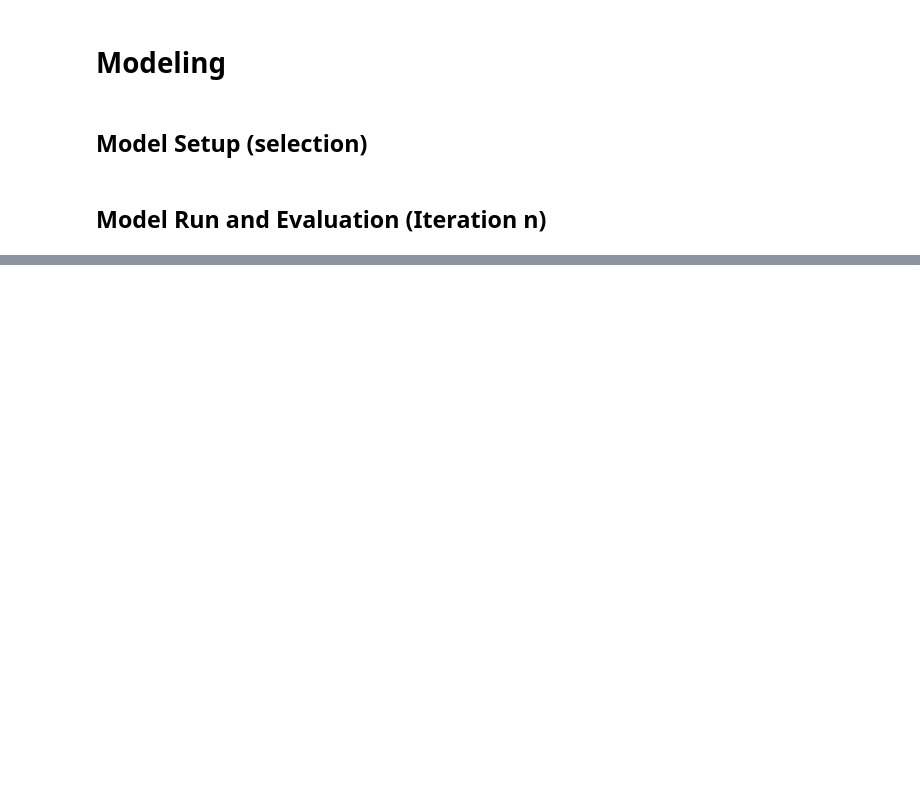
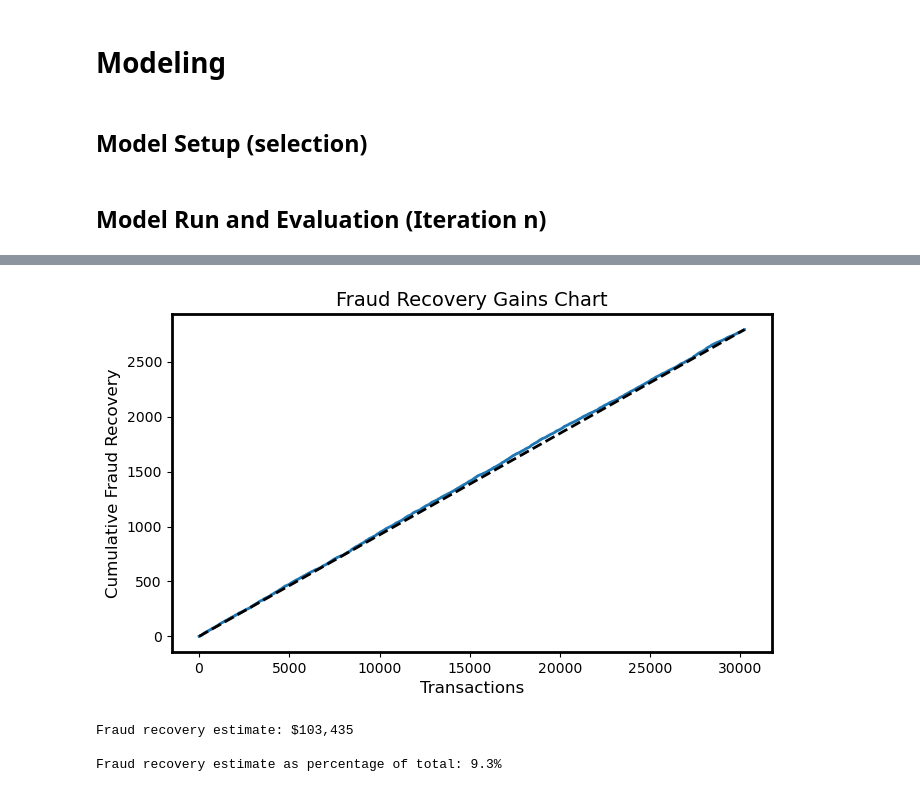
Before and after one commit to davefriesen/cc-fraud-prevention, a Jupyter notebook: src/ads505-team3-final-project.ipynb, the cells around one changed output, grey strips where cells are left out. Drawn from its saved outputs; the diff is of its cells as text; code cells hidden in the pictures; blank space fills up the shorter version.

```diff
--- a/src/ads505-team3-final-project.ipynb
+++ b/src/ads505-team3-final-project.ipynb
@@ -736,0 +828,19 @@ MLPClassifier: test... done in 0.17s.
+# %%
+# Now show gains chart for Logistic Regression
+fig, ax = plt.subplots()
+gainsChart(pd.DataFrame(mp_df.loc[0]['mp'].pred_proba['val'][:, 1])[0], ax=ax)
+ax.set_title('Fraud Recovery Gains Chart')
+ax.set_xlabel('Transactions')
+ax.set_ylabel('Cumulative Fraud Recovery')
+plt.show()
+# %% [output]
+[figure, added]
+# %%
+# Show fraud recovery dollars for Logistic Regression
+print('\nFraud recovery estimate: ${:0,.0f}'.format(sum(Xy_val['0_prof'])))
+print('\nFraud recovery estimate as percentage of total: {:0,.1f}%'.\
+      format(sum(Xy_val['0_prof']) / sum(Xy_val['purchase_value']) * 100.0))
+# %% [output]
+Fraud recovery estimate: $103,435
+
+Fraud recovery estimate as percentage of total: 9.3%
```
Also changed, not shown: parts of 18 cells of this notebook, 3 other files.
